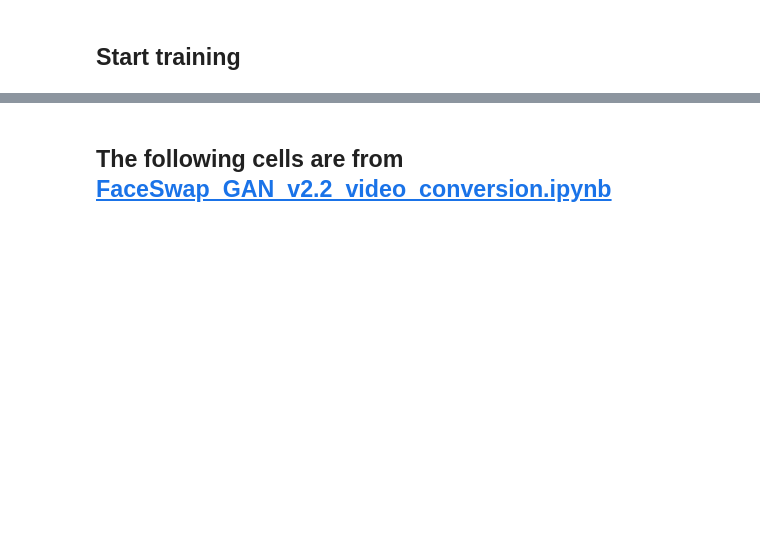
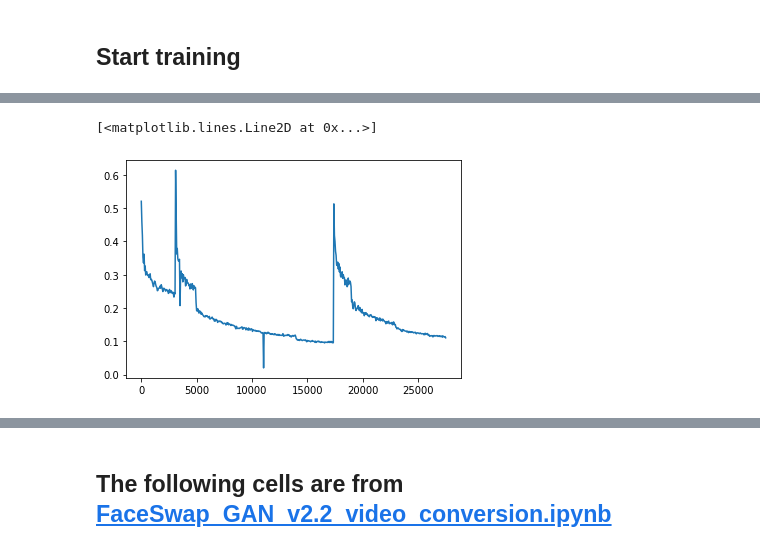
Before and after one commit to shaoanlu/faceswap-GAN, a Jupyter notebook: colab_demo/faceswap-GAN_colab_demo.ipynb, the cells around one changed output, grey strips where cells are left out. Saved outputs shown, nothing was run; the diff lists cells and outputs as text; code cells hidden in the pictures; blank space fills up the shorter version.

```diff
--- a/colab_demo/faceswap-GAN_colab_demo.ipynb
+++ b/colab_demo/faceswap-GAN_colab_demo.ipynb
@@ -448,0 +799,5 @@ while gen_iterations <= TOTAL_ITERS:
+# %%
+plt.plot(y,pl)
+# %% [output]
+[<matplotlib.lines.Line2D at 0x...>]
+[figure, added]
```
Also changed, not shown: parts of 70 cells of this notebook.
